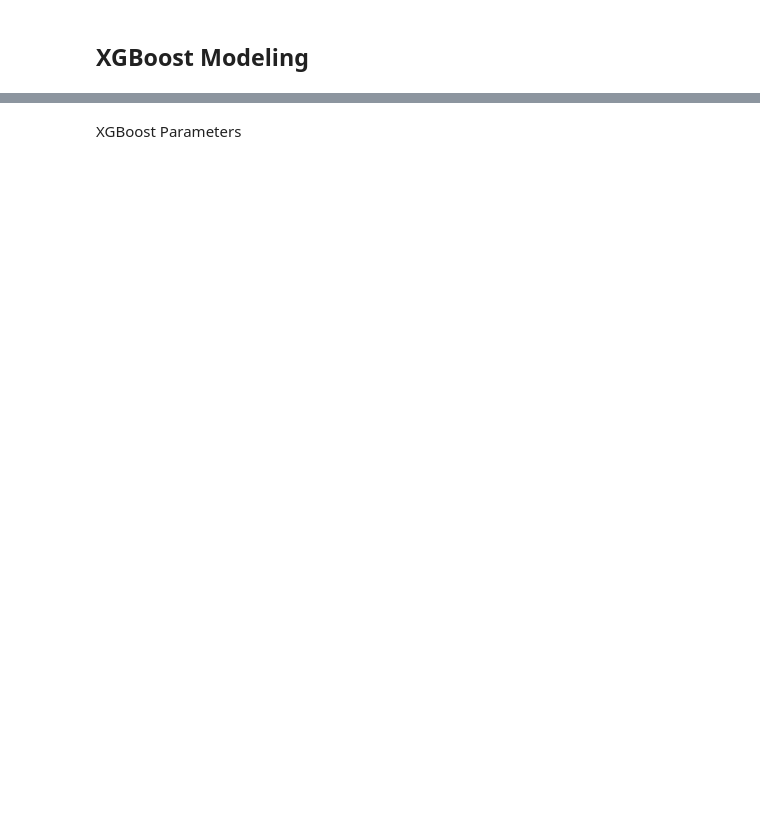
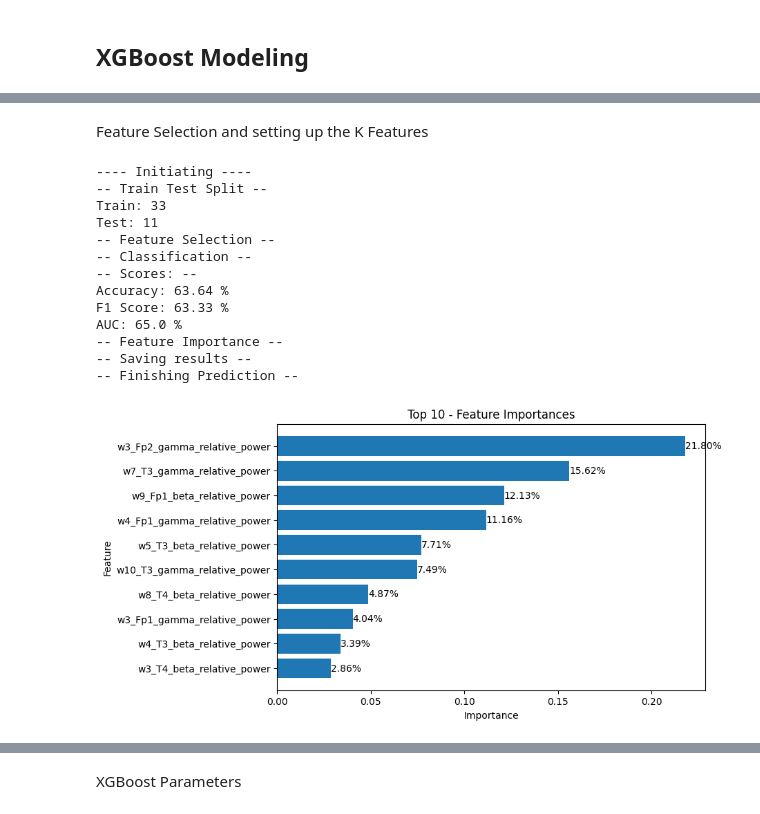
Before and after one commit to sobieddch90/mcd-udg-tfm-eeg-classification, a Jupyter notebook: Modeling/1.1 EEG Classifier XGBoost Optimization - PSD Features.ipynb, the cells around one changed output, grey strips where cells are left out. Cells and saved outputs as stored; diff of their text form; code cells hidden in the pictures; blank space fills up the shorter version.

```diff
--- a/Modeling/1.1 EEG Classifier XGBoost Optimization - PSD Features.ipynb
+++ b/Modeling/1.1 EEG Classifier XGBoost Optimization - PSD Features.ipynb
@@ -179,0 +174,22 @@ df_feature_importances = eeg_mne.get_Feature_Importance(features, clf.feature_im
+# %% [markdown]
+Feature Selection and setting up the K Features
+# %%
+pred_results_all_3 = eeg_mne.get_Classification(df_psd_features_all, 'XGBoost',
+                                         target='Group', key_feature='participant_id',
+                                         test_split=0.25,
+                                         feature_selection=True, k_features_selected=75)
+# %% [output]
+---- Initiating ----
+-- Train Test Split --
+Train: 33
+Test: 11
+-- Feature Selection --
+-- Classification --
+-- Scores: --
+Accuracy: 63.64 %
+F1 Score: 63.33 %
+AUC: 65.0 %
+-- Feature Importance --
+-- Saving results --
+-- Finishing Prediction --
+[figure, added]
```
Also changed, not shown: parts of 54 cells of this notebook, 2 other files.
